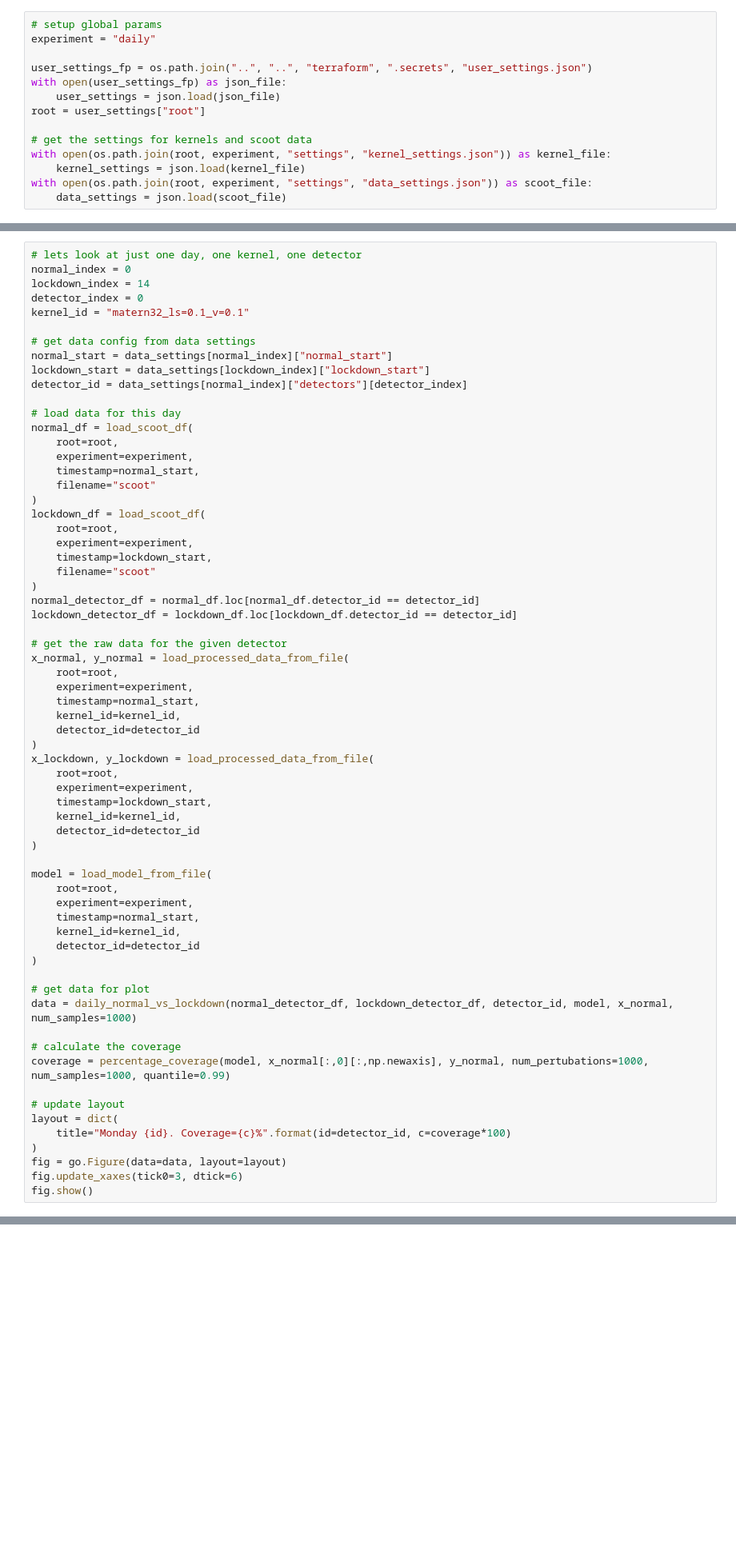
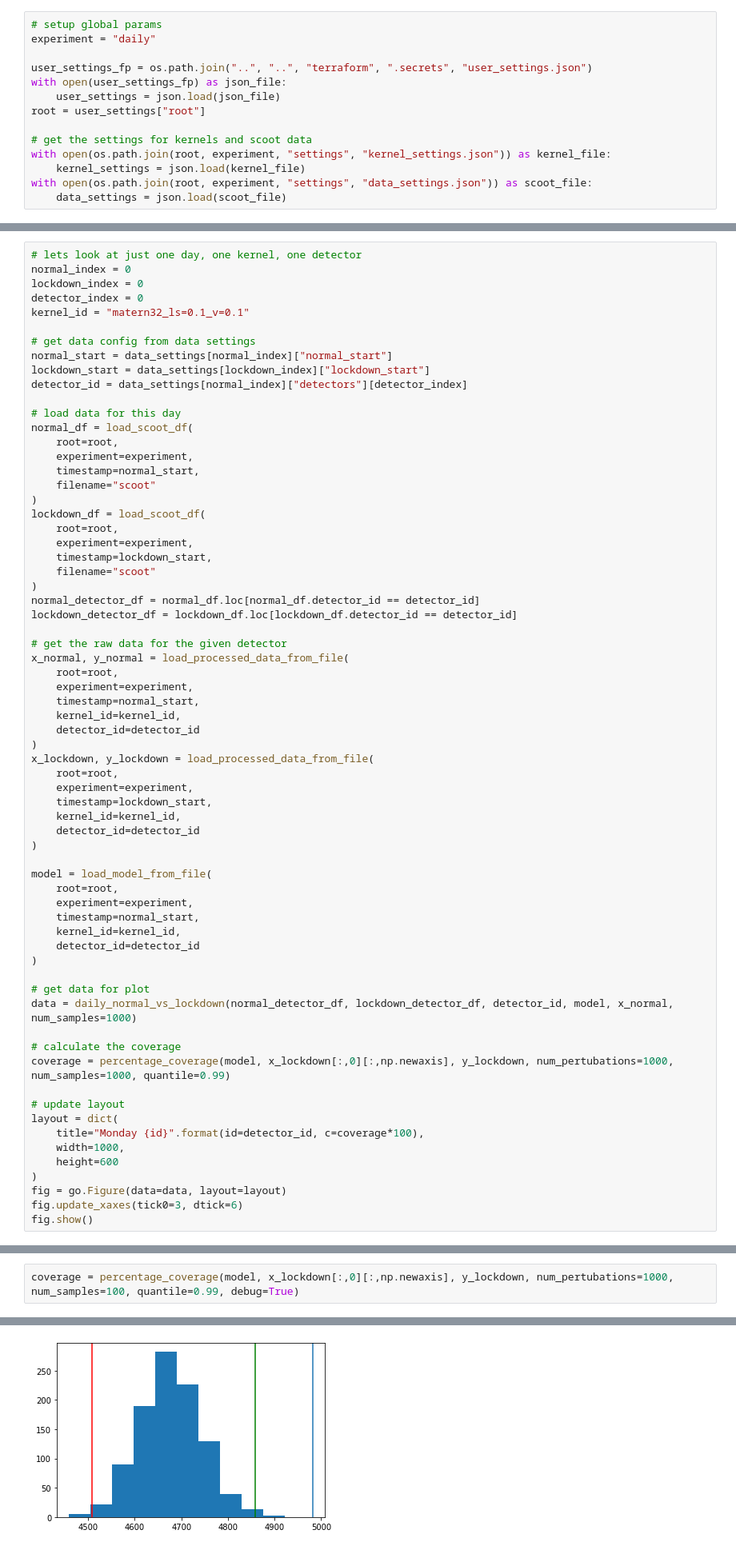
Before and after one commit to alan-turing-institute/clean-air-infrastructure, a Jupyter notebook: containers/labs/lockdown_comparison.ipynb, the cells around one changed output, grey strips where cells are left out. Shown at 80% size. Cells and saved outputs as stored; diff of their text form; blank space fills up the shorter version.

Commit message:
Debugging lockdown comparison.

```diff
--- a/containers/labs/lockdown_comparison.ipynb
+++ b/containers/labs/lockdown_comparison.ipynb
@@ -168,7 +168,7 @@ def daily_normal_vs_lockdown(
 # %%
 # lets look at just one day, one kernel, one detector
 normal_index = 0
-lockdown_index = 14
+lockdown_index = 0
 detector_index = 0
 kernel_id = "matern32_ls=0.1_v=0.1"
 
@@ -221,11 +221,13 @@ model = load_model_from_file(
 data = daily_normal_vs_lockdown(normal_detector_df, lockdown_detector_df, detector_id, model, x_normal, num_samples=1000)
 
 # calculate the coverage
-coverage = percentage_coverage(model, x_normal[:,0][:,np.newaxis], y_normal, num_pertubations=1000, num_samples=1000, quantile=0.99)
+coverage = percentage_coverage(model, x_lockdown[:,0][:,np.newaxis], y_lockdown, num_pertubations=1000, num_samples=1000, quantile=0.99)
 
 # update layout
 layout = dict(
-    title="Monday {id}. Coverage={c}%".format(id=detector_id, c=coverage*100)
+    title="Monday {id}".format(id=detector_id, c=coverage*100),
+    width=1000,
+    height=600
 )
 fig = go.Figure(data=data, layout=layout)
 fig.update_xaxes(tick0=3, dtick=6)
@@ -232,0 +237,3 @@ fig.show()
+# %%
+coverage = percentage_coverage(model, x_lockdown[:,0][:,np.newaxis], y_lockdown, num_pertubations=1000, num_samples=100, quantile=0.99, debug=True)
+# %% [output]
@@ -232,0 +245 @@ fig.show()
+[figure, added]
```
Also changed, not shown: parts of 3 cells of this notebook.
